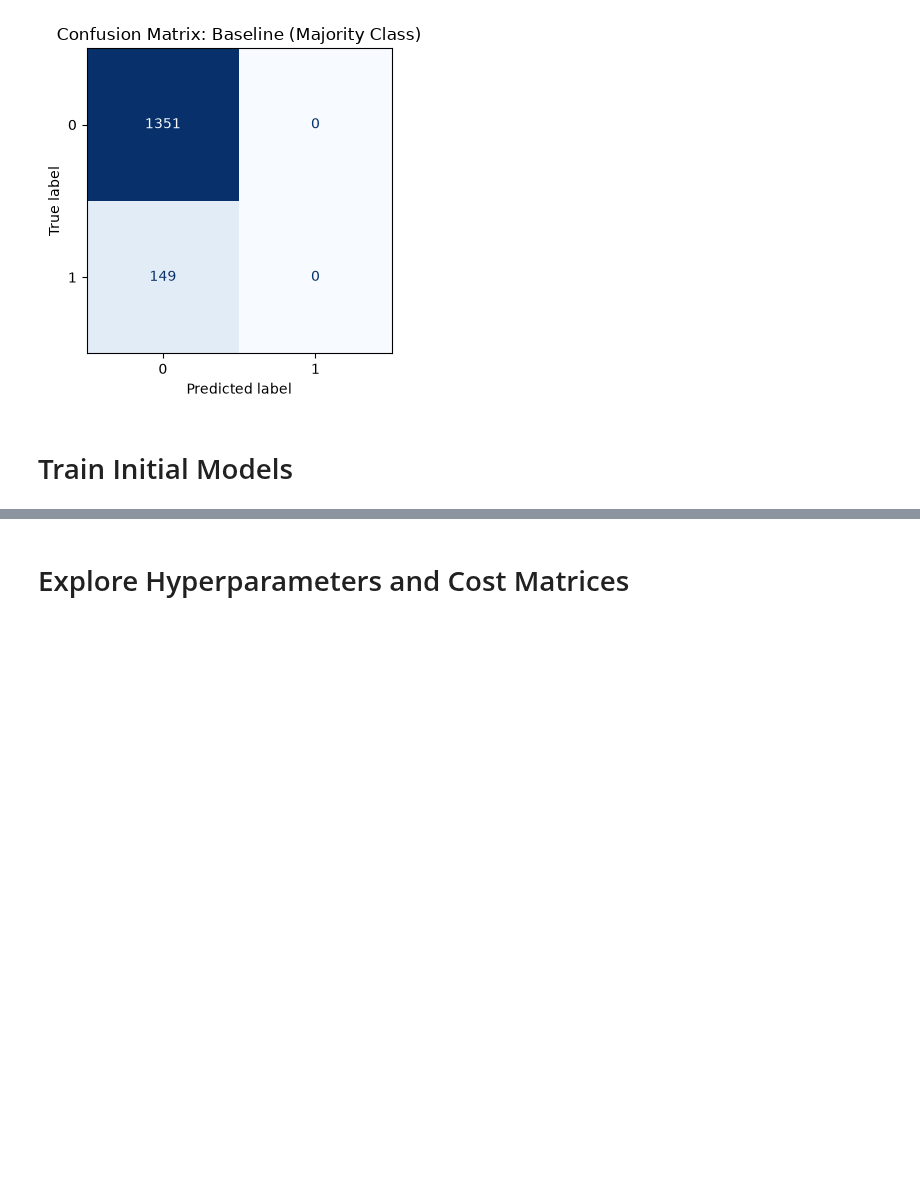
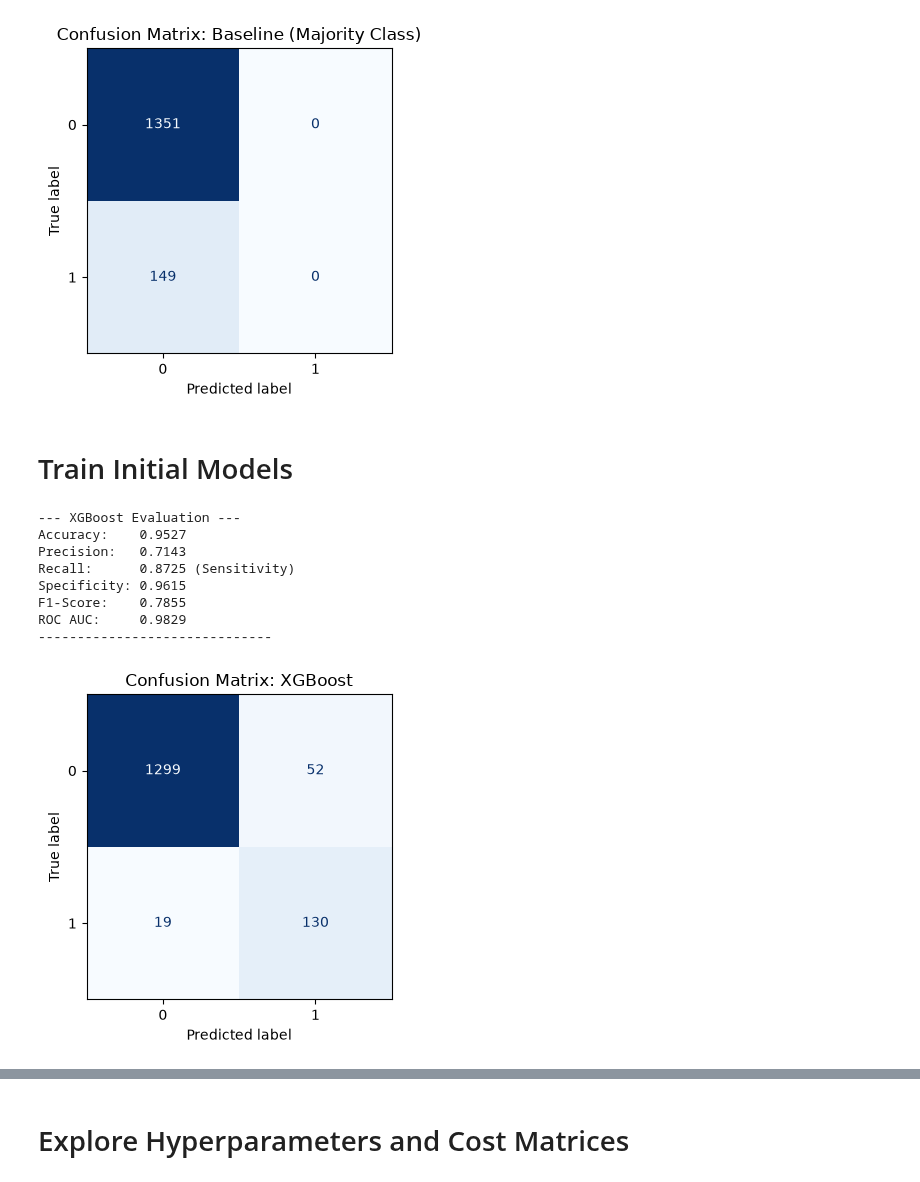
Before and after one commit to jblackman-bit/ads502-final-project, a Jupyter notebook: 2_Model_JB_Classification.ipynb, the cells around one changed output, grey strips where cells are left out. Drawn from its saved outputs; the diff is of its cells as text; code cells hidden in the pictures; blank space fills up the shorter version.

Commit message:
update jb model script

```diff
--- a/2_Model_JB_Classification.ipynb
+++ b/2_Model_JB_Classification.ipynb
@@ -237,3 +253,42 @@ ROC AUC:     0.5000
 [figure]
 # %% [markdown]
 # Train Initial Models
+# %%
+# XGBoost
+from xgboost import XGBClassifier
+
+# convert categorical columns to category
+cat_cols = ['item_category', 'item_subcategory', 'country', 'city_tier']
+for col in cat_cols:
+    X_train[col] = X_train[col].astype('category')
+    X_test[col] = X_test[col].astype('category')
+
+# start with reasonable settings, tune later
+xgb_model = XGBClassifier(
+    n_estimators=100,  # number of trees to build
+    learning_rate=0.1,  # how quickly the model adapts to training data
+    max_depth=5,  # max depth of trees
+    eval_metric='logloss',  # metric to optimize with
+    enable_categorical=True,  # handle categoricals without one hot encoding
+    random_state=42  # set for reproduceability
+)
+
+# evaluate XGBoost Model
+xgb_metrics = train_and_evaluate(
+    xgb_model,
+    X_train,
+    Y_train,
+    X_test,
+    Y_test,
+    model_name="XGBoost"
+)
+# %% [output]
+--- XGBoost Evaluation ---
+Accuracy:    0.9527
+Precision:   0.7143
+Recall:      0.8725 (Sensitivity)
+Specificity: 0.9615
+F1-Score:    0.7855
+ROC AUC:     0.9829
+------------------------------
+[figure]
```
Also changed, not shown: parts of 39 cells of this notebook, 1 other file.
